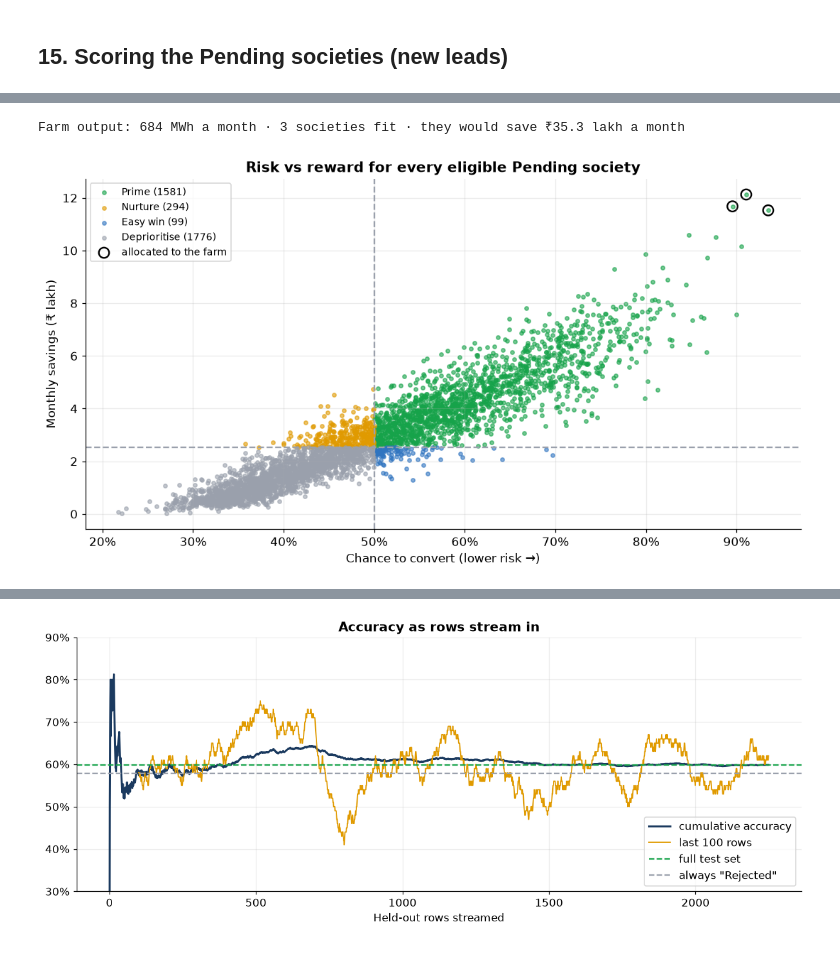
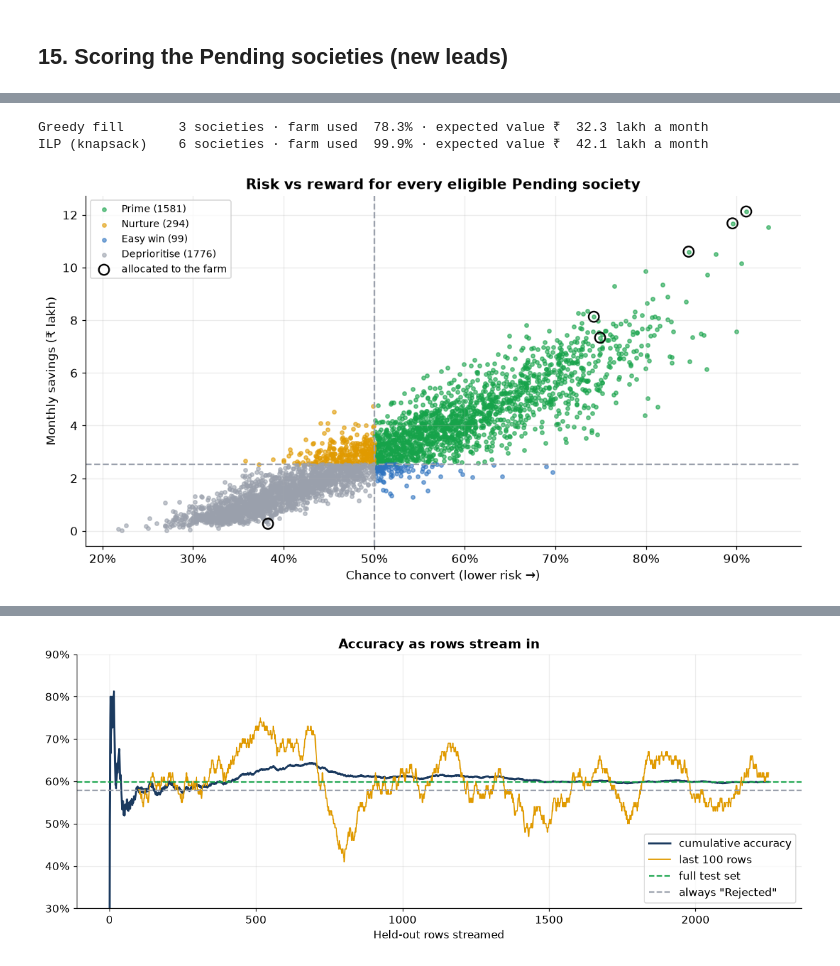
Before and after one commit to Heet-P/SGP-II, a Jupyter notebook: notebooks/SolarLeads_Model_Training.ipynb, the cells around one changed output, grey strips where cells are left out. Drawn from its saved outputs; the diff is of its cells as text; code cells hidden in the pictures.

```diff
--- a/notebooks/SolarLeads_Model_Training.ipynb
+++ b/notebooks/SolarLeads_Model_Training.ipynb
@@ -706,31 +716,51 @@ SolarLeads turns a probability into a decision for a farm (defaults match the da
 # %%
+from scipy.optimize import Bounds, LinearConstraint, milp
+
+
+def knapsack(values, weights, capacity):
+    # 0/1 knapsack by ILP: maximise values·x subject to weights·x <= capacity, x binary.
+    values, weights = np.asarray(values, float), np.asarray(weights, float)
+    res = milp(-values, constraints=LinearConstraint(weights[None, :], 0, capacity),
+               integrality=np.ones(len(values)), bounds=Bounds(0, 1))
+    return res.x > 0.5
+
+
+def greedy(weights, capacity):
+    # Assumes rows are sorted by expected value, best first.
+    return np.cumsum(weights) <= capacity
+
+
 CAPACITY_MW, CUF, GEN_COST, MARKUP, TRANSFER = 5, 0.19, 3.5, 0.25, 0.03
 capacity_kwh = CAPACITY_MW * 1000 * 24 * 30 * CUF
 plan = pending.copy()
 plan["offer"] = (GEN_COST + TRANSFER * plan["distance_to_solar_farm_km"]) * (1 + MARKUP)
 plan["savings"] = (plan["current_tariff_rs_per_unit"] - plan["offer"]) * plan["avg_monthly_consumption_kwh"]
 plan = plan[plan["savings"] > 0]
 plan["expected_value"] = plan["prob"] * plan["savings"]
 plan = plan.sort_values("expected_value", ascending=False)
-plan["allocated"] = plan["avg_monthly_consumption_kwh"].cumsum() <= capacity_kwh
-print(f"Farm output: {capacity_kwh / 1000:,.0f} MWh a month · {plan.allocated.sum()} societies fit · "
-      f"they would save ₹{plan.loc[plan.allocated, 'savings'].sum() / 1e5:,.1f} lakh a month")
+plan["greedy"] = greedy(plan["avg_monthly_consumption_kwh"], capacity_kwh)
+plan["allocated"] = knapsack(plan["expected_value"], plan["avg_monthly_consumption_kwh"], capacity_kwh)
+for name, col in [("Greedy fill", "greedy"), ("ILP (knapsack)", "allocated")]:
+    sel = plan[plan[col]]
+    print(f"{name:15s} {len(sel):3d} societies · farm used {sel.avg_monthly_consumption_kwh.sum() / capacity_kwh:6.1%} · "
+          f"expected value ₹{sel.expected_value.sum() / 1e5:6.1f} lakh a month")
 
 median_saving = plan["savings"].median()
 fig, ax = plt.subplots(figsize=(10, 5.5))
 quad = np.select([(plan.prob >= .5) & (plan.savings >= median_saving), (plan.prob < .5) & (plan.savings >= median_saving),
                   (plan.prob >= .5)], ["Prime", "Nurture", "Easy win"], "Deprioritise")
 for q, color in [("Prime", COLORS["green"]), ("Nurture", COLORS["amber"]), ("Easy win", COLORS["blue"]), ("Deprioritise", COLORS["grey"])]:
     m = quad == q
     ax.scatter(plan.prob[m], plan.savings[m] / 1e5, s=12, alpha=0.6, color=color, label=f"{q} ({m.sum()})")
 ax.scatter(plan.prob[plan.allocated], plan.savings[plan.allocated] / 1e5, s=90, facecolors="none", edgecolors="black",
            lw=1.5, label="allocated to the farm")
 ax.axvline(0.5, ls="--", color=COLORS["grey"]); ax.axhline(median_saving / 1e5, ls="--", color=COLORS["grey"])
 ax.set_xlabel("Chance to convert (lower risk →)"); ax.set_ylabel("Monthly savings (₹ lakh)")
 ax.xaxis.set_major_formatter(PercentFormatter(1))
 ax.set_title("Risk vs reward for every eligible Pending society"); ax.legend(fontsize=9)
 plt.tight_layout()
 plt.show()
 # %% [output]
-Farm output: 684 MWh a month · 3 societies fit · they would save ₹35.3 lakh a month
+Greedy fill       3 societies · farm used  78.3% · expected value ₹  32.3 lakh a month
+ILP (knapsack)    6 societies · farm used  99.9% · expected value ₹  42.1 lakh a month
-[figure, old version]
+[figure, new version]
```
Also changed, not shown: parts of 10 cells of this notebook, 7 other files.
